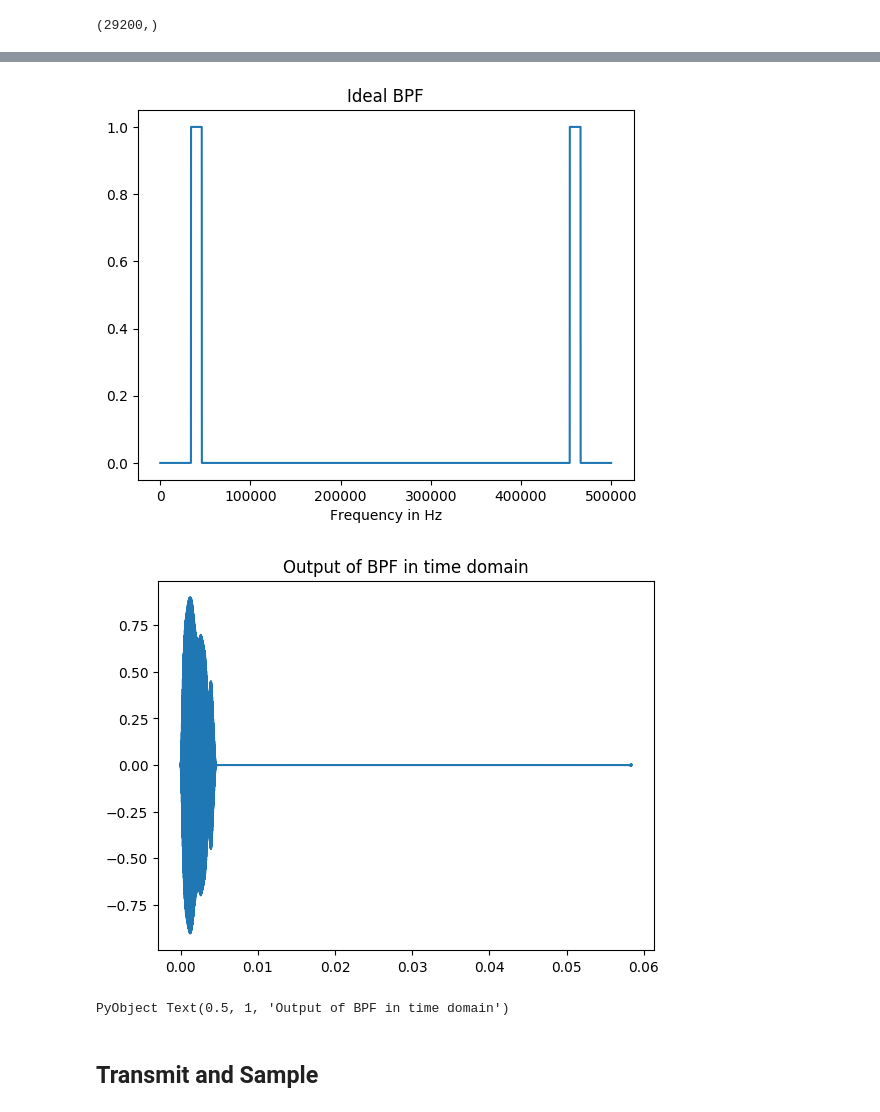
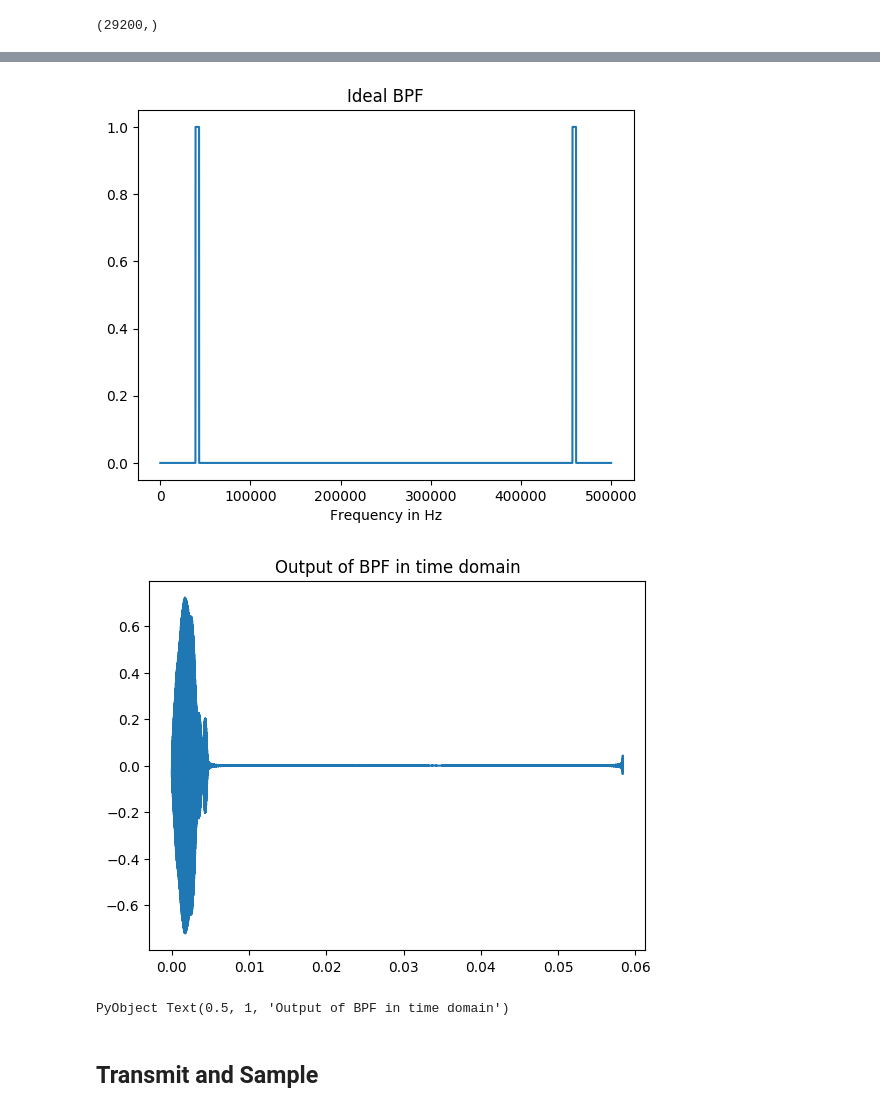
Before and after one commit to GDFLAW001/Sonar-Design, a Jupyter notebook: Source Code/Matthews Code/oneDimensionalPinger.ipynb, the cells around one changed output, grey strips where cells are left out. Saved outputs shown, nothing was run; the diff lists cells and outputs as text; code cells hidden in the pictures.

```diff
--- a/Source Code/Matthews Code/oneDimensionalPinger.ipynb
+++ b/Source Code/Matthews Code/oneDimensionalPinger.ipynb
@@ -106,37 +106,37 @@ function rect(t)
 end
 
 Δt=dt
 Δω = 2*pi/(N*Δt)   # Sample spacing in freq domain in rad/s
 
 ω = 0:Δω:(N-1)*Δω
 f = ω/(2*π)
 
 ## Pass square wave through a BPF centred on fundamental ω0
 ## The BPF is narrow enough only to allow the fundamental component to pass.
 
-ω0=40000*2π
+ω0=41000*2π
 
-B = 0.3*ω0/(2π) # filter bandwidth in Hz
+B = 4000 # filter bandwidth in Hz
 
 # In the sampled frequency domain, position two rect()
 # i.e. centred on ω0 rad/s and on 2pi/Δt-ω0 rad/s.
 
 H = rect((ω .- ω0)/(2*π*B)) + rect( (ω .+ (ω0 .- 2*π/Δt) )/(2*π*B) )
 
 figure()
 plot(f,H);    # Note, H in this case is purely real.
 title("Ideal BPF")
 xlabel("Frequency in Hz")
 
 Y = CHIRP .* H
 y = ifft(Y)   # Transform back to time domain using inverse transform
 
 figure()
 plot(t,y)
 title("Output of BPF in time domain")
 # %% [output]
-[figure, old version]
+[figure, new version]
-[figure, old version]
+[figure, new version]
 PyObject Text(0.5, 1, 'Output of BPF in time domain')
 # %%
 MF = conj(Y);
```
Also changed, not shown: parts of 5 cells of this notebook.
